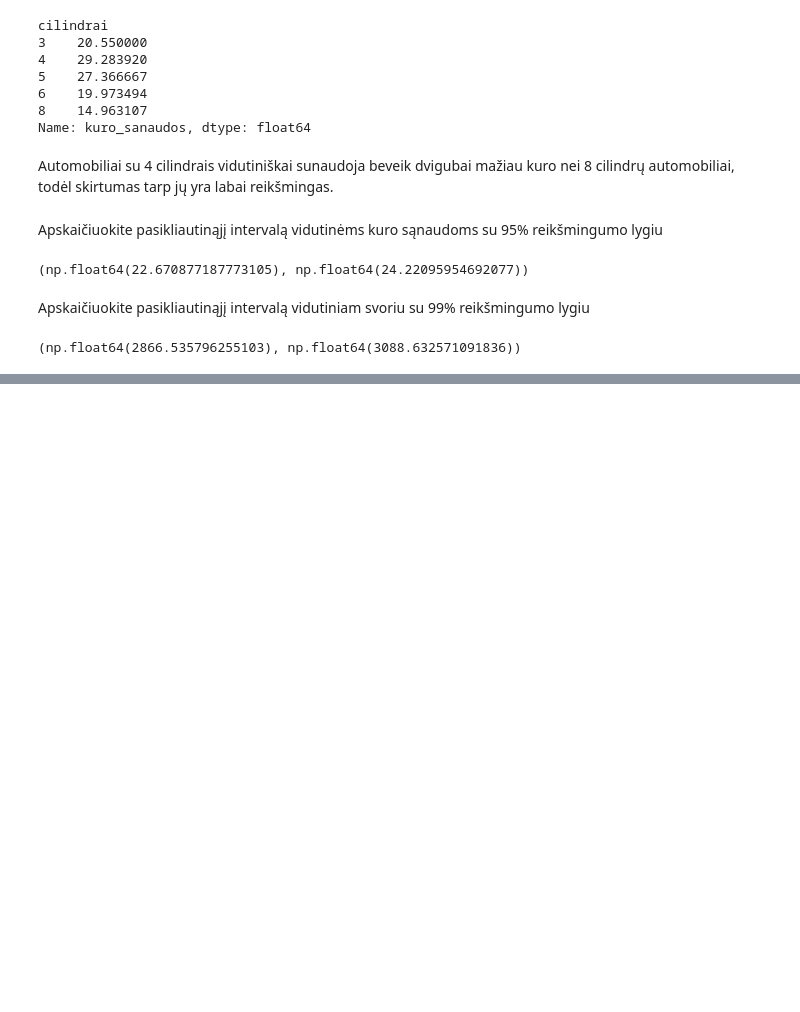
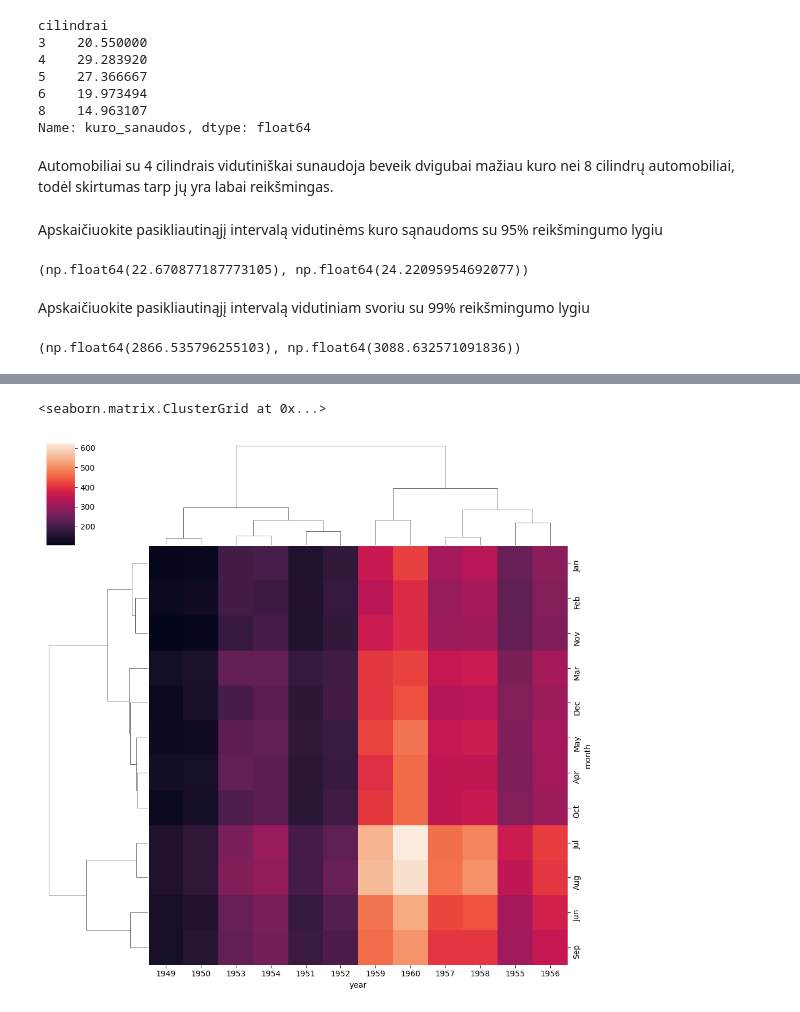
Before and after one commit to Devilstix/BIT_Data_analyst, a Jupyter notebook: 04_statistics/lectures/03_lesson/Statistics_Practice_automobiliai.ipynb, the cells around one changed output, grey strips where cells are left out. Saved outputs shown, nothing was run; the diff lists cells and outputs as text; code cells hidden in the pictures; blank space fills up the shorter version.

```diff
--- a/04_statistics/lectures/03_lesson/Statistics_Practice_automobiliai.ipynb
+++ b/04_statistics/lectures/03_lesson/Statistics_Practice_automobiliai.ipynb
@@ -135,0 +185,5 @@ ci
+# %%
+sns.clustermap(pvflights)
+# %% [output]
+<seaborn.matrix.ClusterGrid at 0x...>
+[figure, added]
```
Also changed, not shown: parts of 9 cells of this notebook, 1 other file.
